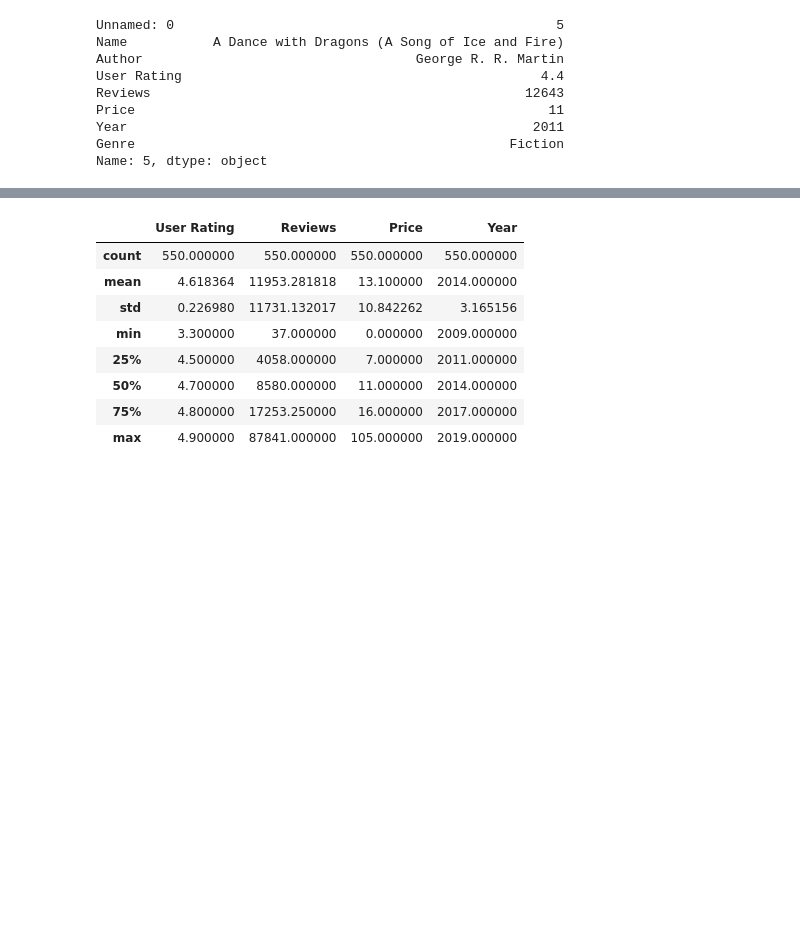
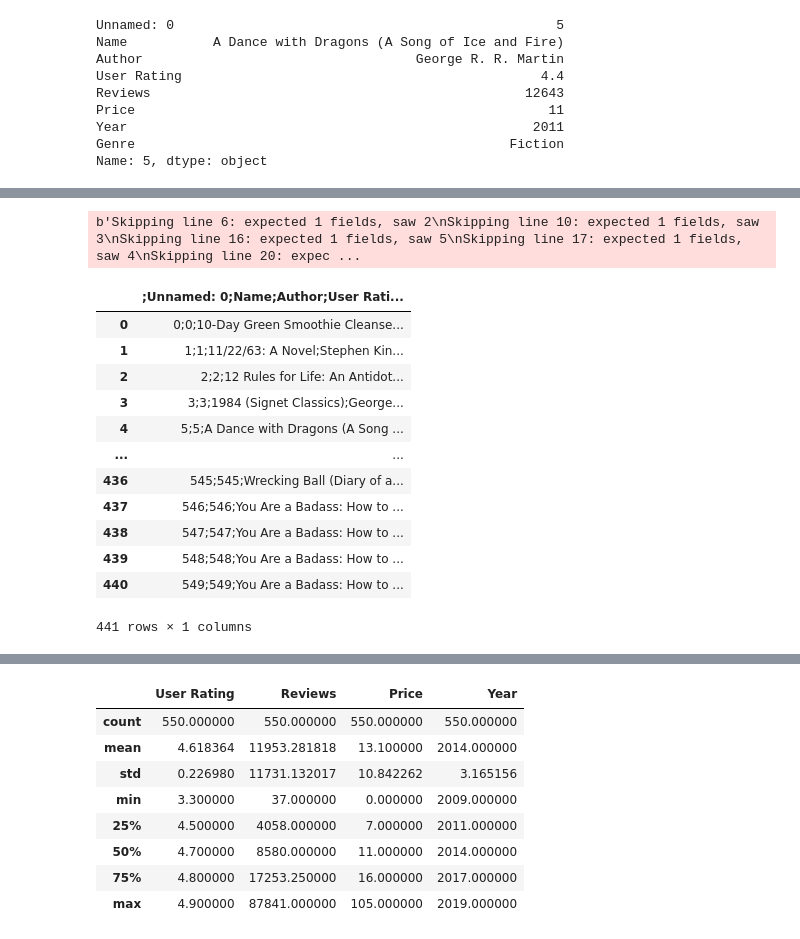
Before and after one commit to NUstat/DataScience_Intro_python, a Jupyter notebook: rough.ipynb, the cells around one changed output, grey strips where cells are left out. Cells and saved outputs as stored; diff of their text form; code cells hidden in the pictures; blank space fills up the shorter version.

```diff
--- a/rough.ipynb
+++ b/rough.ipynb
@@ -32,3 +95,21 @@ Name: 5, dtype: object
+# %%
+data = pd.read_csv('./Datasets/bestseller_books.txt',error_bad_lines=False)
+data
+# %% [output]
+b'Skipping line 6: expected 1 fields, saw 2\nSkipping line 10: expected 1 fields, saw 3\nSkipping line 16: expected 1 fields, saw 5\nSkipping line 17: expected 1 fields, saw 4\nSkipping line 20: expec ...
+|  | ;Unnamed: 0;Name;Author;User Rati... |
+| 0 | 0;0;10-Day Green Smoothie Cleanse... |
+| 1 | 1;1;11/22/63: A Novel;Stephen Kin... |
+| 2 | 2;2;12 Rules for Life: An Antidot... |
+| 3 | 3;3;1984 (Signet Classics);George... |
+| 4 | 5;5;A Dance with Dragons (A Song ... |
+| ... | ... |
+| 436 | 545;545;Wrecking Ball (Diary of a... |
+| 437 | 546;546;You Are a Badass: How to ... |
+| 438 | 547;547;You Are a Badass: How to ... |
+| 439 | 548;548;You Are a Badass: How to ... |
+| 440 | 549;549;You Are a Badass: How to ... |
+441 rows × 1 columns
 # %%
 data = pd.read_csv('./Datasets/bestseller_books.txt',sep=';')
 data
```
Also changed, not shown: parts of 7 cells of this notebook, 2 other files.
